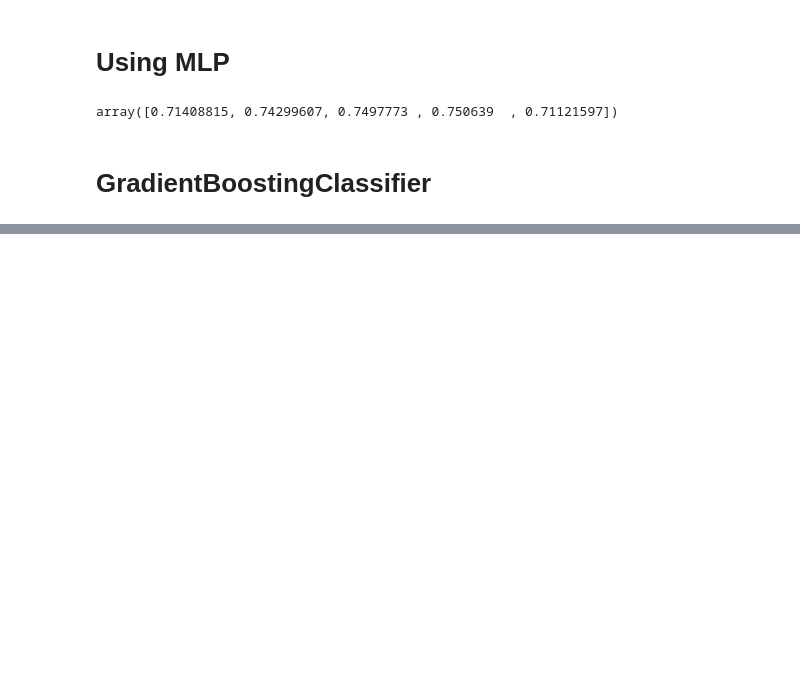
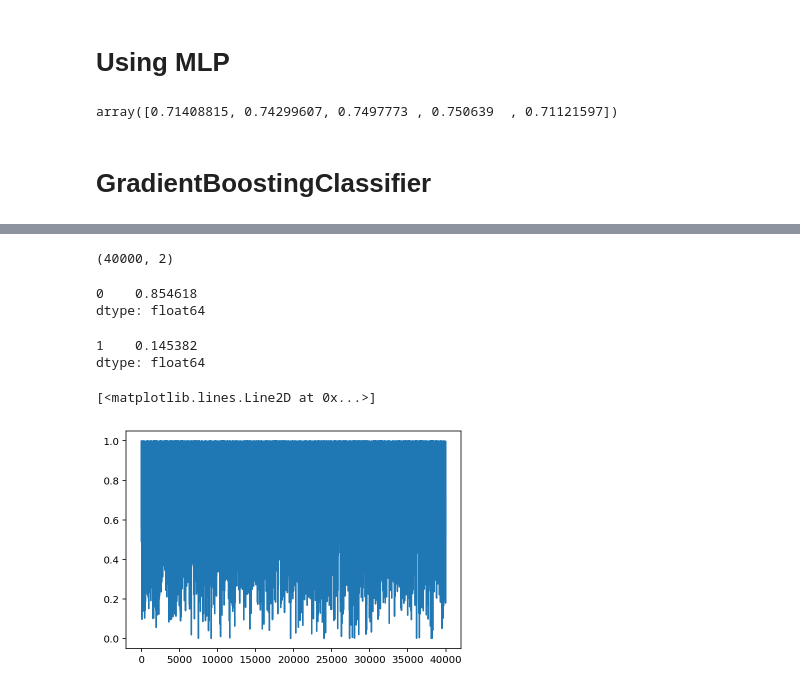
Before and after one commit to Atashnezhad/A_Data_Science_Project, a Jupyter notebook: Codes/P02_Modeling.ipynb, the cells around one changed output, grey strips where cells are left out. Cells and saved outputs as stored; diff of their text form; code cells hidden in the pictures; blank space fills up the shorter version.

```diff
--- a/Codes/P02_Modeling.ipynb
+++ b/Codes/P02_Modeling.ipynb
@@ -622,5 +624,5 @@ from sklearn.ensemble import GradientBoostingClassifier
 # %%
-clf = GradientBoostingClassifier(n_estimators=200, learning_rate=1.0,
+clf = GradientBoostingClassifier(n_estimators=100, learning_rate=1.0,
         max_depth=1, random_state=0)
 # %%
 Final_pipe = make_pipeline(ct_all_features, clf)
@@ -627,0 +632,5 @@ cross_val_score(Final_pipe, df, y, cv=5, scoring='roc_auc', n_jobs=-1)
+# %%
+cv_results = cross_validate(Final_pipe, df, y, cv=5,
+                            scoring='roc_auc', n_jobs=-1, return_estimator=True)
+
+clf_fold_0 = cv_results['estimator'][0]
@@ -627,0 +647,4 @@ cross_val_score(Final_pipe, df, y, cv=5, scoring='roc_auc', n_jobs=-1)
+# %%
+resuls = pd.DataFrame(clf_fold_0.predict_proba(df),
+                      columns=['0','1'])
+resuls.head()
@@ -627,0 +658,19 @@ cross_val_score(Final_pipe, df, y, cv=5, scoring='roc_auc', n_jobs=-1)
+# %%
+resuls.shape
+# %% [output]
+(40000, 2)
+# %%
+resuls[['0']].mean()
+# %% [output]
+0    0.854618
+dtype: float64
+# %%
+resuls[['1']].mean()
+# %% [output]
+1    0.145382
+dtype: float64
+# %%
+plt.plot(resuls[['0']])
+# %% [output]
+[<matplotlib.lines.Line2D at 0x...>]
+[figure, added]
```
Also changed, not shown: parts of 5 cells of this notebook.
